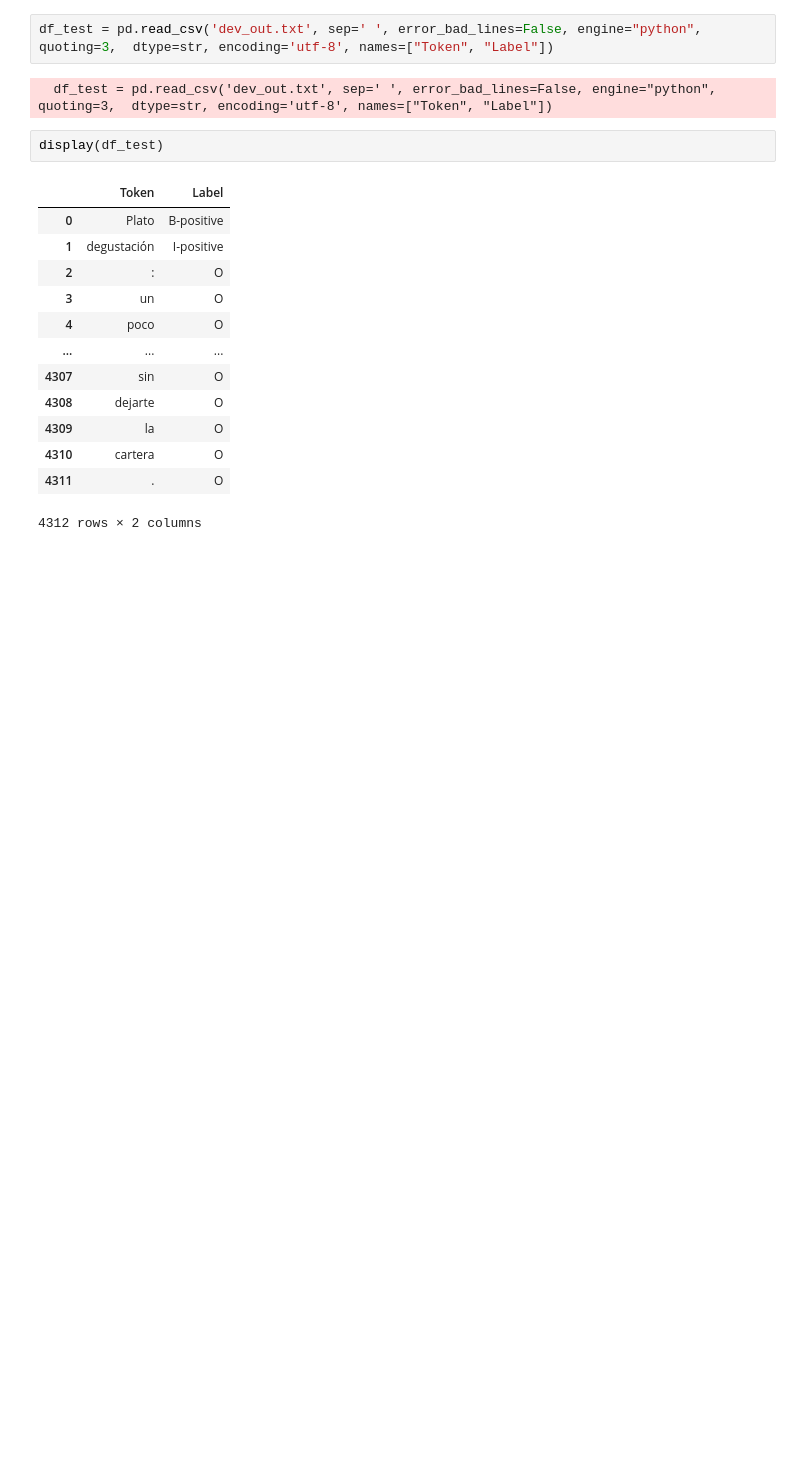
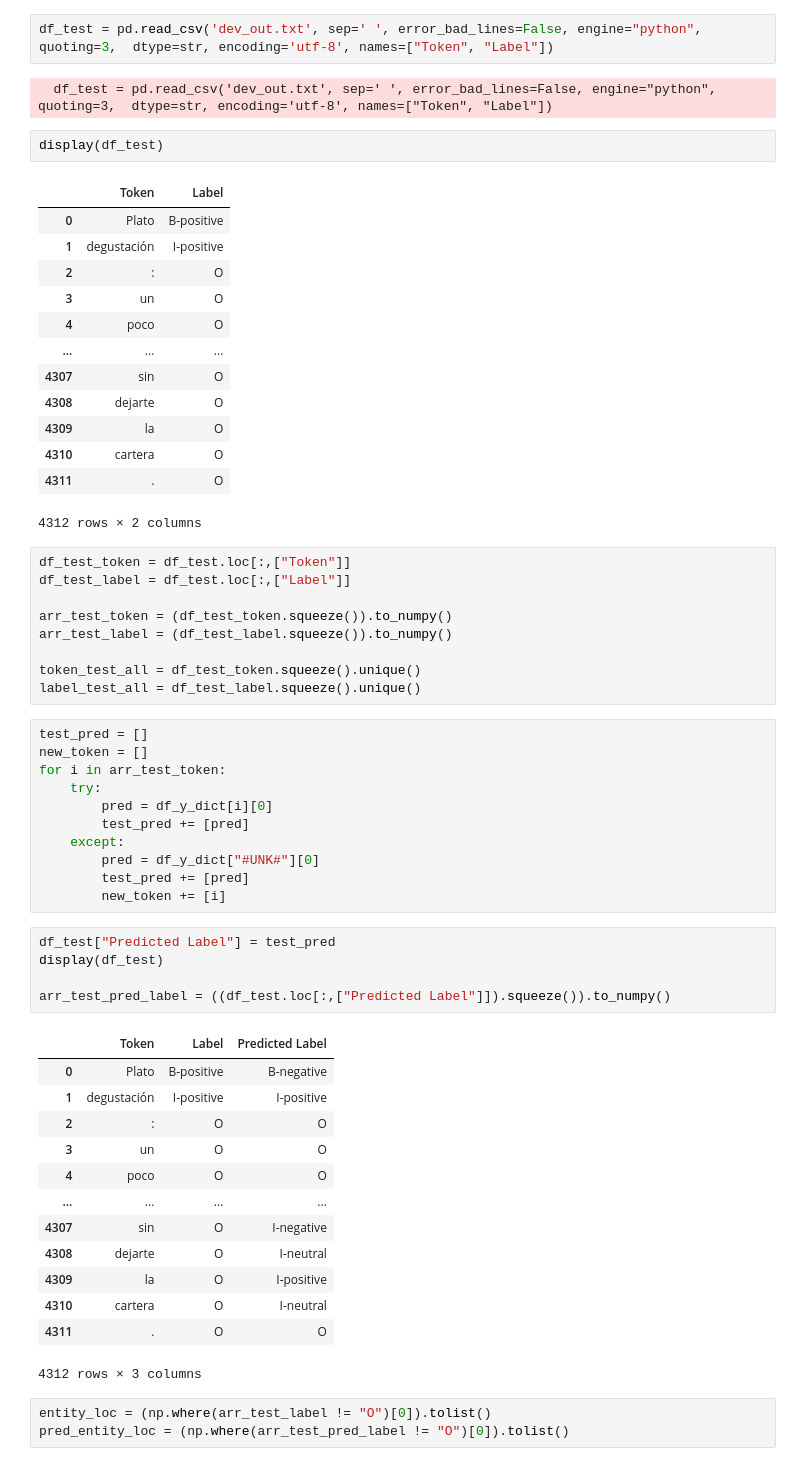
Before and after one commit to verneylmavt/hmm-text_analysis-py, a Jupyter notebook: ES/1.ipynb, the cells around one changed output. Cells and saved outputs as stored; diff of their text form; blank space fills up the shorter version.

```diff
--- a/ES/1.ipynb
+++ b/ES/1.ipynb
@@ -260,3 +231,45 @@ display(df_test)
 | 4310 | cartera | O |
 | 4311 | . | O |
 4312 rows × 2 columns
+# %%
+df_test_token = df_test.loc[:,["Token"]]
+df_test_label = df_test.loc[:,["Label"]]
+
+arr_test_token = (df_test_token.squeeze()).to_numpy()
+arr_test_label = (df_test_label.squeeze()).to_numpy()
+
+token_test_all = df_test_token.squeeze().unique()
+label_test_all = df_test_label.squeeze().unique()
+# %%
+test_pred = []
+new_token = []
+for i in arr_test_token:
+    try:
+        pred = df_y_dict[i][0]
+        test_pred += [pred]
+    except:
+        pred = df_y_dict["#UNK#"][0]
+        test_pred += [pred]
+        new_token += [i]
+# %%
+df_test["Predicted Label"] = test_pred
+display(df_test)
+
+arr_test_pred_label = ((df_test.loc[:,["Predicted Label"]]).squeeze()).to_numpy()
+# %% [output]
+|  | Token | Label | Predicted Label |
+| 0 | Plato | B-positive | B-negative |
+| 1 | degustación | I-positive | I-positive |
+| 2 | : | O | O |
+| 3 | un | O | O |
+| 4 | poco | O | O |
+| ... | ... | ... | ... |
+| 4307 | sin | O | I-negative |
+| 4308 | dejarte | O | I-neutral |
+| 4309 | la | O | I-positive |
+| 4310 | cartera | O | I-neutral |
+| 4311 | . | O | O |
+4312 rows × 3 columns
+# %%
+entity_loc = (np.where(arr_test_label != "O")[0]).tolist()
+pred_entity_loc = (np.where(arr_test_pred_label != "O")[0]).tolist()
```
Also changed, not shown: parts of 21 cells of this notebook.
